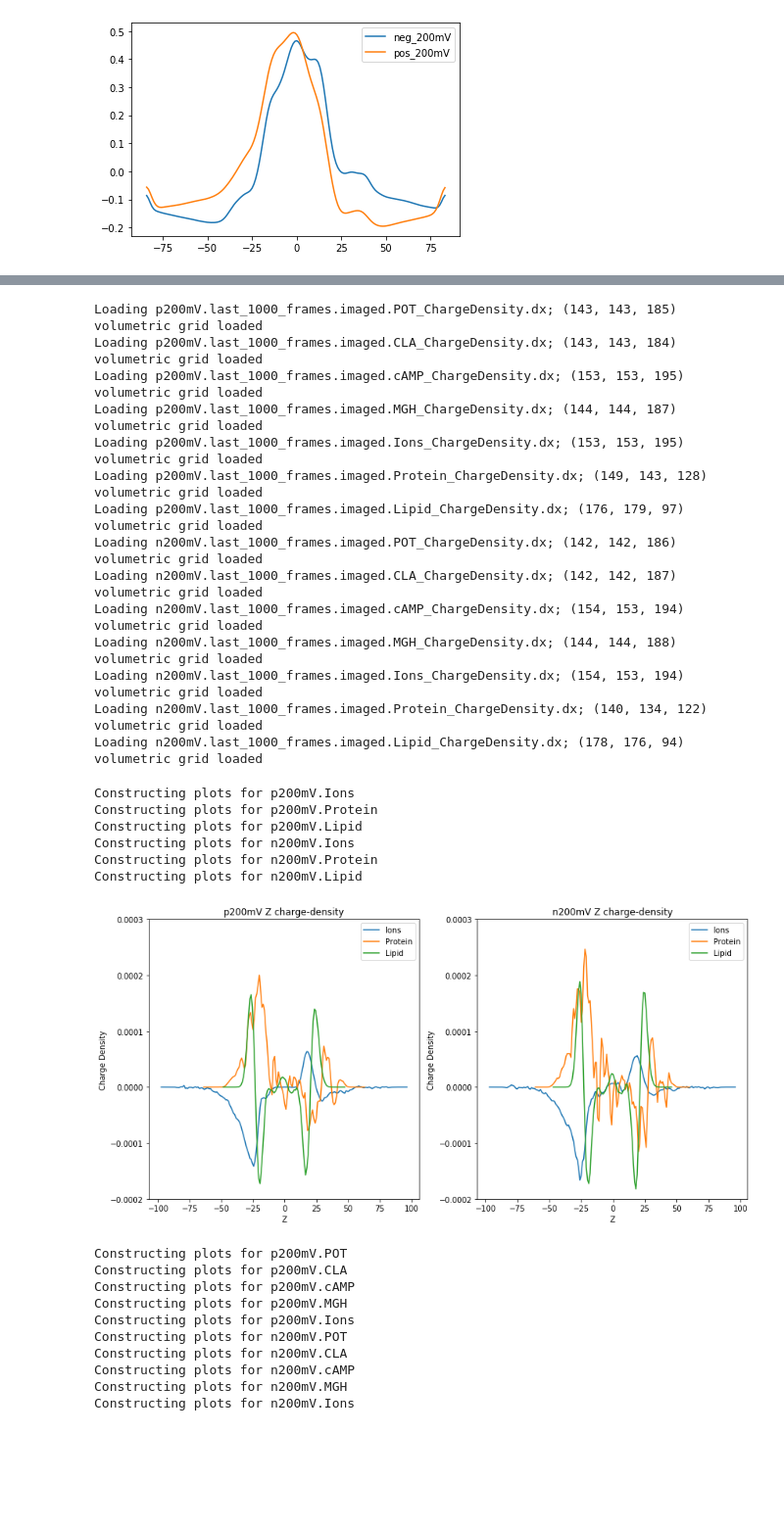
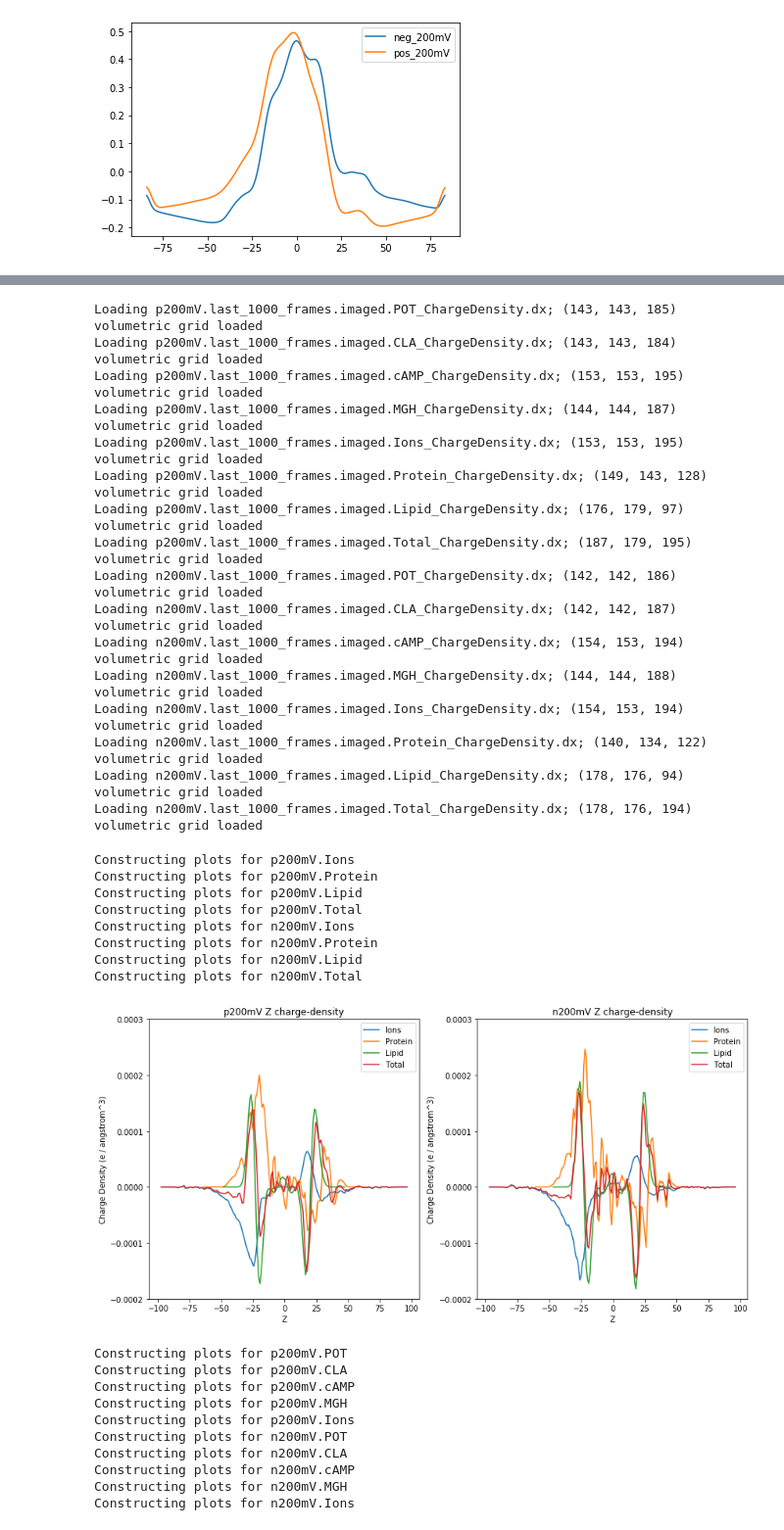
Before and after one commit to wesleymsmith/CX26_PME_Analysis, a Jupyter notebook: PME_Analysis_Notebook.ipynb, the cells around one changed output, grey strips where cells are left out. Shown at 98% size. Cells and saved outputs as stored; diff of their text form; code cells hidden in the pictures; blank space fills up the shorter version.

Commit message:
added total charge density data and plots, charge / angstrom density curves (previously had charge / angstrom^3)

```diff
--- a/PME_Analysis_Notebook.ipynb
+++ b/PME_Analysis_Notebook.ipynb
@@ -232,6 +232,6 @@ plt.show()
 # %%
 densityMapDict={}
-ionNameList=['POT','CLA','cAMP','MGH','Ions','Protein','Lipid']
+ionNameList=['POT','CLA','cAMP','MGH','Ions','Protein','Lipid','Total']
 simNameList=['p200mV','n200mV']
 dataDir='.'
 for simName in simNameList:
@@ -250,6 +250,7 @@ Loading p200mV.last_1000_frames.imaged.MGH_ChargeDensity.dx; (144, 144, 187) vol
 Loading p200mV.last_1000_frames.imaged.Ions_ChargeDensity.dx; (153, 153, 195) volumetric grid loaded
 Loading p200mV.last_1000_frames.imaged.Protein_ChargeDensity.dx; (149, 143, 128) volumetric grid loaded
 Loading p200mV.last_1000_frames.imaged.Lipid_ChargeDensity.dx; (176, 179, 97) volumetric grid loaded
+Loading p200mV.last_1000_frames.imaged.Total_ChargeDensity.dx; (187, 179, 195) volumetric grid loaded
 Loading n200mV.last_1000_frames.imaged.POT_ChargeDensity.dx; (142, 142, 186) volumetric grid loaded
 Loading n200mV.last_1000_frames.imaged.CLA_ChargeDensity.dx; (142, 142, 187) volumetric grid loaded
 Loading n200mV.last_1000_frames.imaged.cAMP_ChargeDensity.dx; (154, 153, 194) volumetric grid loaded
@@ -257,6 +258,7 @@ Loading n200mV.last_1000_frames.imaged.MGH_ChargeDensity.dx; (144, 144, 188) vol
 Loading n200mV.last_1000_frames.imaged.Ions_ChargeDensity.dx; (154, 153, 194) volumetric grid loaded
 Loading n200mV.last_1000_frames.imaged.Protein_ChargeDensity.dx; (140, 134, 122) volumetric grid loaded
 Loading n200mV.last_1000_frames.imaged.Lipid_ChargeDensity.dx; (178, 176, 94) volumetric grid loaded
+Loading n200mV.last_1000_frames.imaged.Total_ChargeDensity.dx; (178, 176, 194) volumetric grid loaded
 # %%
 fig,axs=plt.subplots(
     nrows=1, #len(ionNameList)+1, #
@@ -269,7 +271,7 @@ fig.set_figheight(
     )
 
 for iSim,simName in enumerate(simNameList):
-    for iIon,ionName in enumerate(['Ions','Protein','Lipid']): #ionNameList):
+    for iIon,ionName in enumerate(['Ions','Protein','Lipid','Total']): #ionNameList):
         print("Constructing plots for {sim}.{ion}".format(sim=simName,ion=ionName))
         dataKey='.'.join([simName,ionName])
         densityData=densityMapDict[dataKey].grid
@@ -277,35 +279,37 @@ for iSim,simName in enumerate(simNameList):
         zDensity=np.mean(densityData,axis=(0,1))
         #zDensity=zDensity/np.sum(zDensity)
         #ax=axs[0][iSim]
         ax=axs[iSim]
         sns.lineplot(
             x=np.arange(densityData.shape[2])-densityData.shape[2]/2,
             y=zDensity,
             label=ionName,ax=ax)
         ax.set_ylim(-.0002,.0003)
         ax.set_title('{sim} Z charge-density'.format(sim=simName))
         ax.set_xlabel('Z')
-        ax.set_ylabel('Charge Density')
+        ax.set_ylabel('Charge Density (e / angstrom^3)')
 
         #ymid=int(np.round(densityData.shape[1]/2.))
         #xzDensity=np.rot90(densityData[:,ymid,:])
         ##xzDensity=xzDensity/np.sum(xzDensity)
         #ax=axs[iIon+1][iSim]
         #sns.heatmap(xzDensity,vmin=0,ax=ax)
         #ax.set_title('{sim}.{ion} XZ charge-density'.format(
         #    sim=simName,ion=ionName))
         #ax.set_xlabel('X')
         #ax.set_ylabel('Z')
 plt.tight_layout()
 plt.show()
 # %% [output]
 Constructing plots for p200mV.Ions
 Constructing plots for p200mV.Protein
 Constructing plots for p200mV.Lipid
+Constructing plots for p200mV.Total
 Constructing plots for n200mV.Ions
 Constructing plots for n200mV.Protein
 Constructing plots for n200mV.Lipid
+Constructing plots for n200mV.Total
-[figure, old version]
+[figure, new version]
 # %%
 fig,axs=plt.subplots(
     nrows=1, #len(ionNameList)+1, #
```
Also changed, not shown: parts of 5 cells of this notebook, 2 other files.
